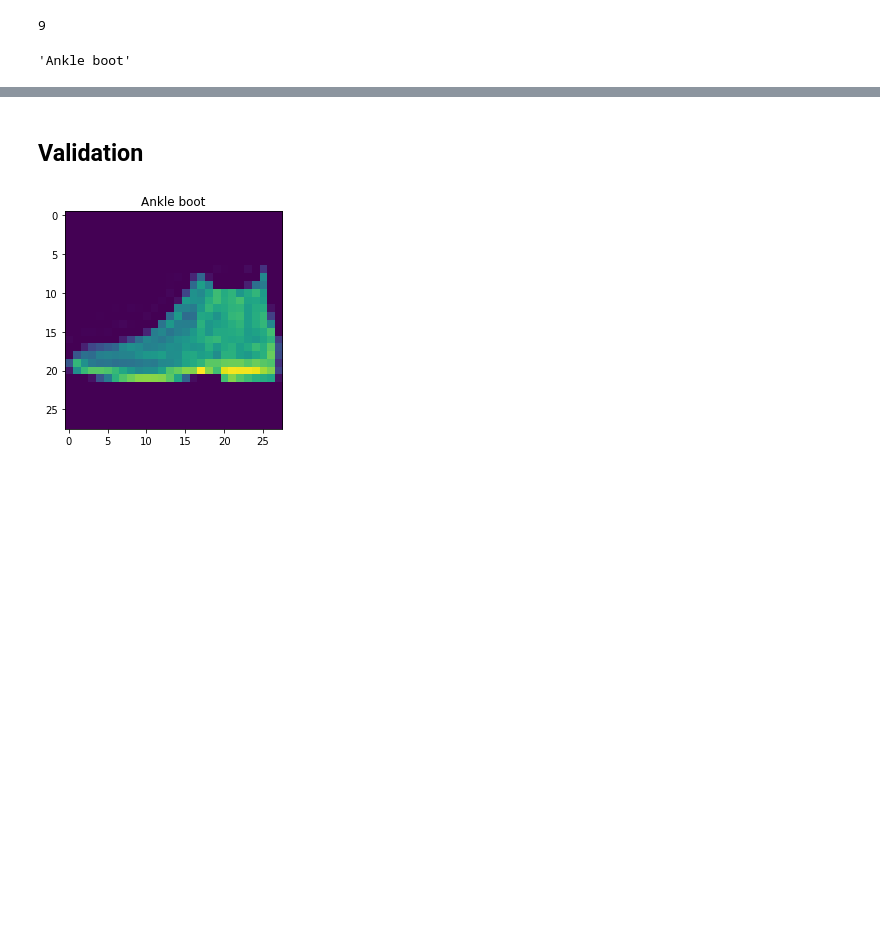
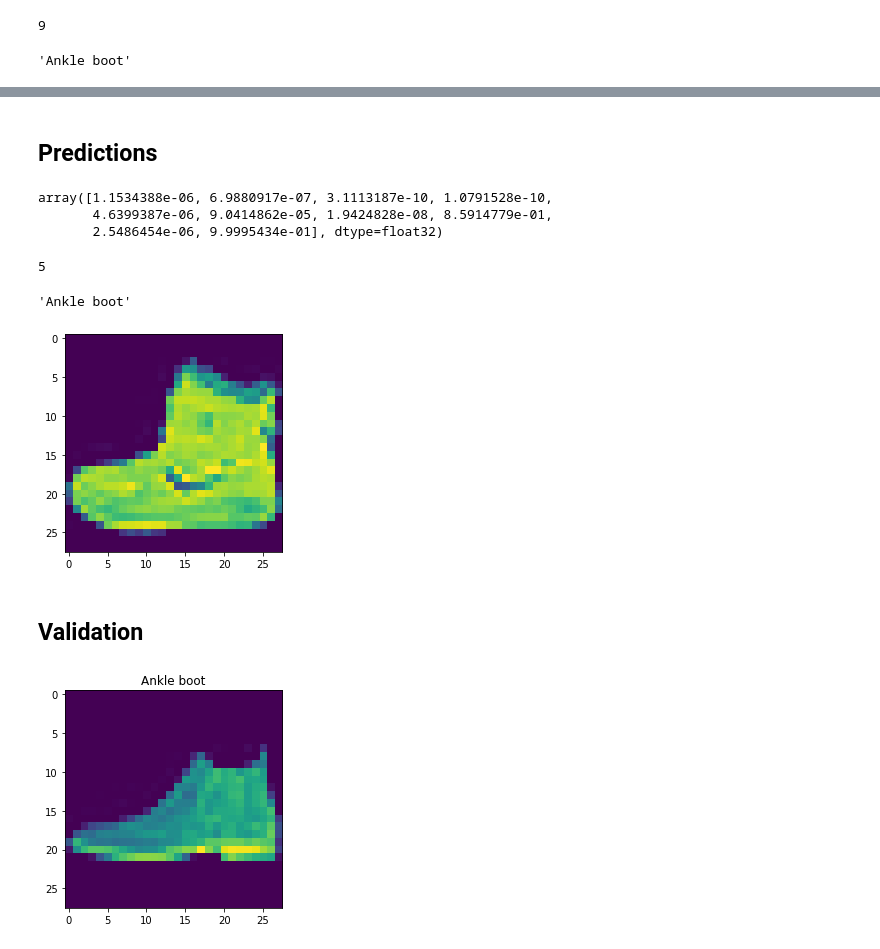
Before and after one commit to AditiRastogi250701/Fashion-MNIST, a Jupyter notebook: Fashion_MNIST.ipynb, the cells around one changed output, grey strips where cells are left out. Saved outputs shown, nothing was run; the diff lists cells and outputs as text; code cells hidden in the pictures; blank space fills up the shorter version.

```diff
--- a/Fashion_MNIST.ipynb
+++ b/Fashion_MNIST.ipynb
@@ -366,0 +387,10 @@ class_names[9]
+# %%
+model5=keras.Sequential([
+                         keras.layers.Flatten(input_shape=(28,28)),
+                         keras.layers.Dense(392,activation='sigmoid'),
+                         keras.layers.Dense(10,activation='sigmoid')
+])
+# %%
+model5.compile(optimizer='adam', loss='sparse_categorical_crossentropy',metrics=['accuracy'])
+# %%
+model5.fit(train_images, train_labels, epochs=45)
@@ -366,0 +438,2 @@ class_names[9]
+# %% [markdown]
+## Predictions
@@ -367,3 +442,22 @@ class_names[9]
+# %%
+predict[0]
+# %% [output]
+array([1.1534388e-06, 6.9880917e-07, 3.1113187e-10, 1.0791528e-10,
+       4.6399387e-06, 9.0414862e-05, 1.9424828e-08, 8.5914779e-01,
+       2.5486454e-06, 9.9995434e-01], dtype=float32)
+# %%
+train_labels[np.argmax(predict[0])]
+# %% [output]
+5
+# %%
+class_names[np.argmax(predict[0])]
+# %% [output]
+'Ankle boot'
+# %%
+plt.imshow(train_images[0])
+plt.show()
+# %% [output]
+[figure, added]
 # %% [markdown]
 ## Validation
 # %%
```
Also changed, not shown: parts of 40 cells of this notebook.
